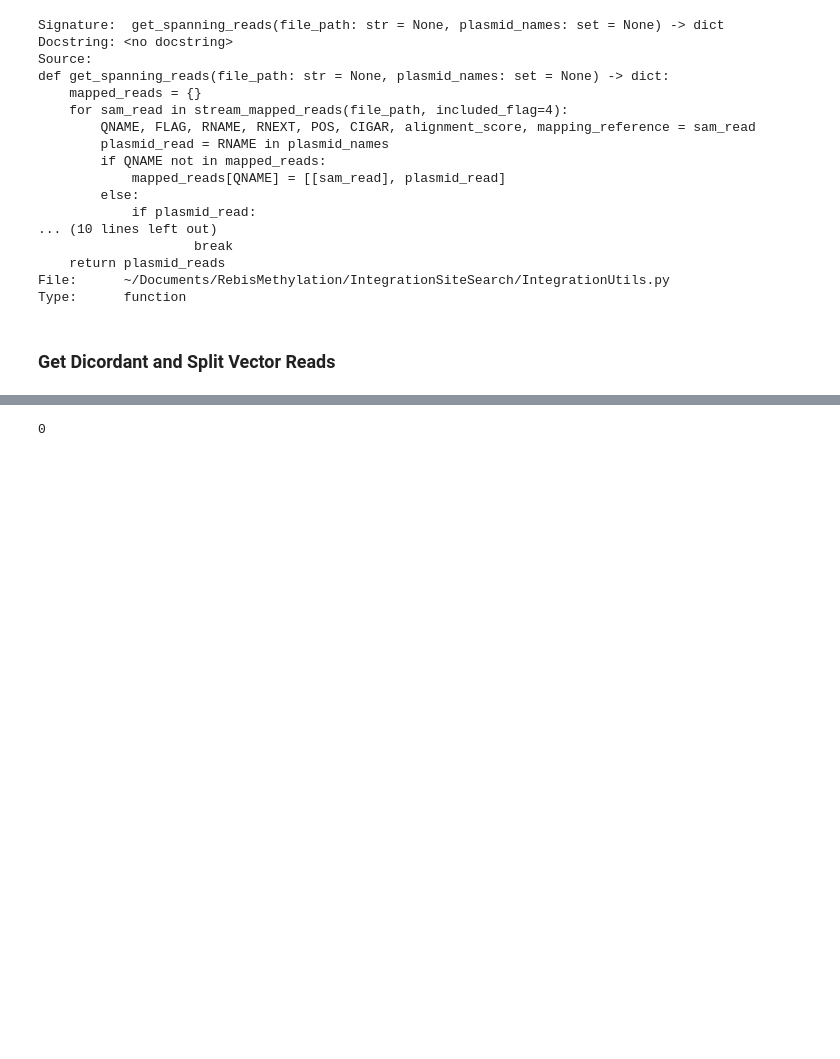
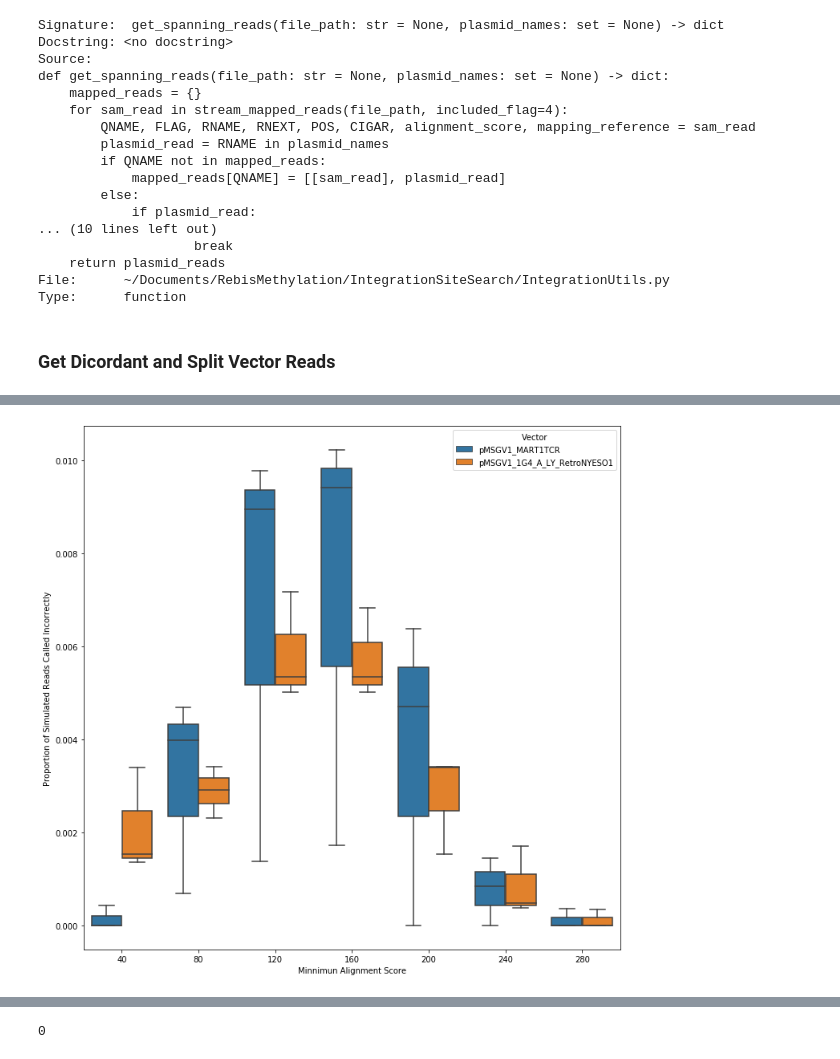
Before and after one commit to NuttyLogic/Epigenetic-suppression-of-transgenic-TCR-expression-in-ACT, a Jupyter notebook: VectorInsertionValidation/SimulateVectorInsertionLibrary.ipynb, the cells around one changed output, grey strips where cells are left out. Cells and saved outputs as stored; diff of their text form; code cells hidden in the pictures; blank space fills up the shorter version.

```diff
--- a/VectorInsertionValidation/SimulateVectorInsertionLibrary.ipynb
+++ b/VectorInsertionValidation/SimulateVectorInsertionLibrary.ipynb
@@ -333,3 +685,12 @@ KeyError: 'pMSGV1_1G4_A_LY_RetroNYESO1_80'
+# %%
+fig, ax = plt.subplots(figsize=(12,12))
+
+sns.boxplot(x='Minnimun Alignment Score', y='Off Target Call', data=int_stats_df, ax=ax, hue='Vector')
+ax.set_ylabel('Proportion of Simulated Reads Called Incorrectly')
+
+plt.show()
+# %% [output]
+[figure, added]
 # %%
 sum([len(x) for x in integration_reads.values()])
 # %% [output]
```
Also changed, not shown: parts of 29 cells of this notebook, 5 other files.
